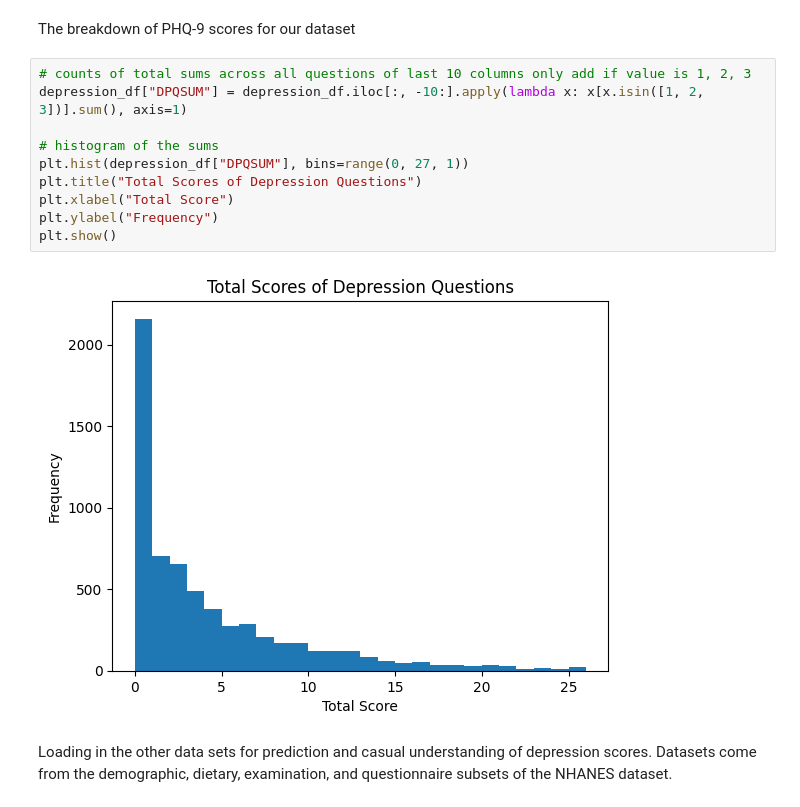
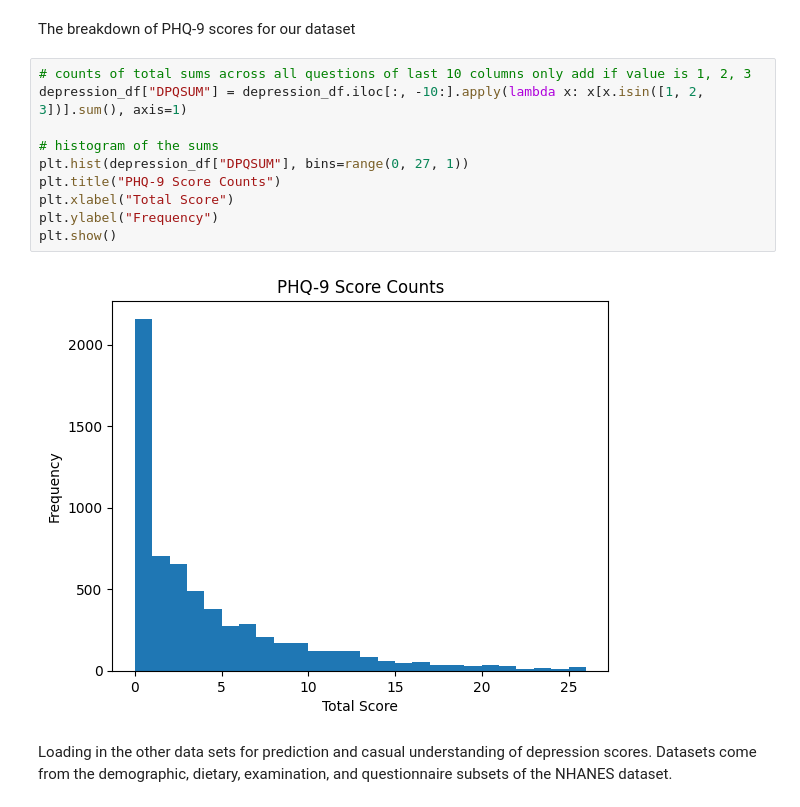
Before and after one commit to simon-rupp/ML_Final_Project, a Jupyter notebook: Project_Script.ipynb, the cells around one changed output. Saved outputs shown, nothing was run; the diff lists cells and outputs as text.

```diff
--- a/Project_Script.ipynb
+++ b/Project_Script.ipynb
@@ -51,15 +51,15 @@ The breakdown of PHQ-9 scores for our dataset
 # %%
 # counts of total sums across all questions of last 10 columns only add if value is 1, 2, 3
 depression_df["DPQSUM"] = depression_df.iloc[:, -10:].apply(lambda x: x[x.isin([1, 2, 3])].sum(), axis=1)
 
 # histogram of the sums
 plt.hist(depression_df["DPQSUM"], bins=range(0, 27, 1))
-plt.title("Total Scores of Depression Questions")
+plt.title("PHQ-9 Score Counts")
 plt.xlabel("Total Score")
 plt.ylabel("Frequency")
 plt.show()
 # %% [output]
-[figure, old version]
+[figure, new version]
 # %% [markdown]
 Loading in the other data sets for prediction and casual understanding of depression scores. Datasets come from the demographic, dietary, examination, and questionnaire subsets of the NHANES dataset.
 # %%
```
Also changed, not shown: parts of 5 cells of this notebook.
